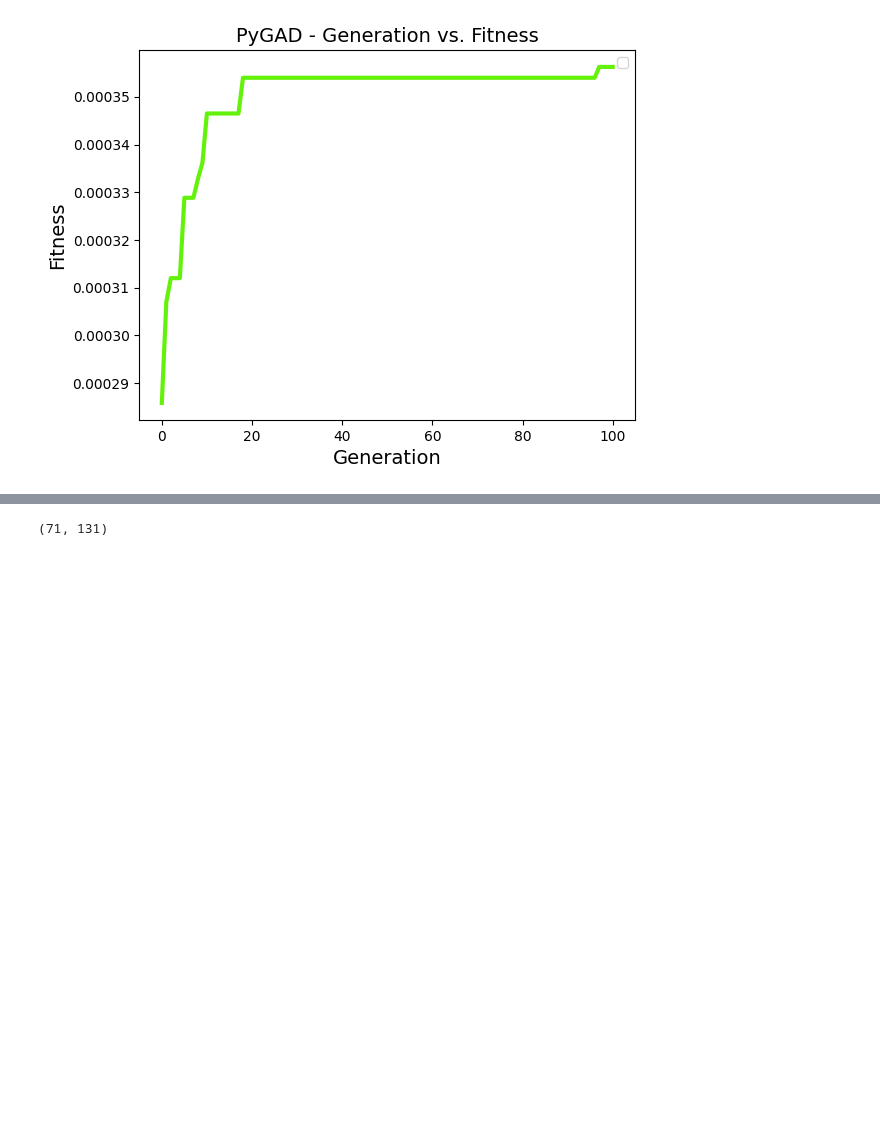
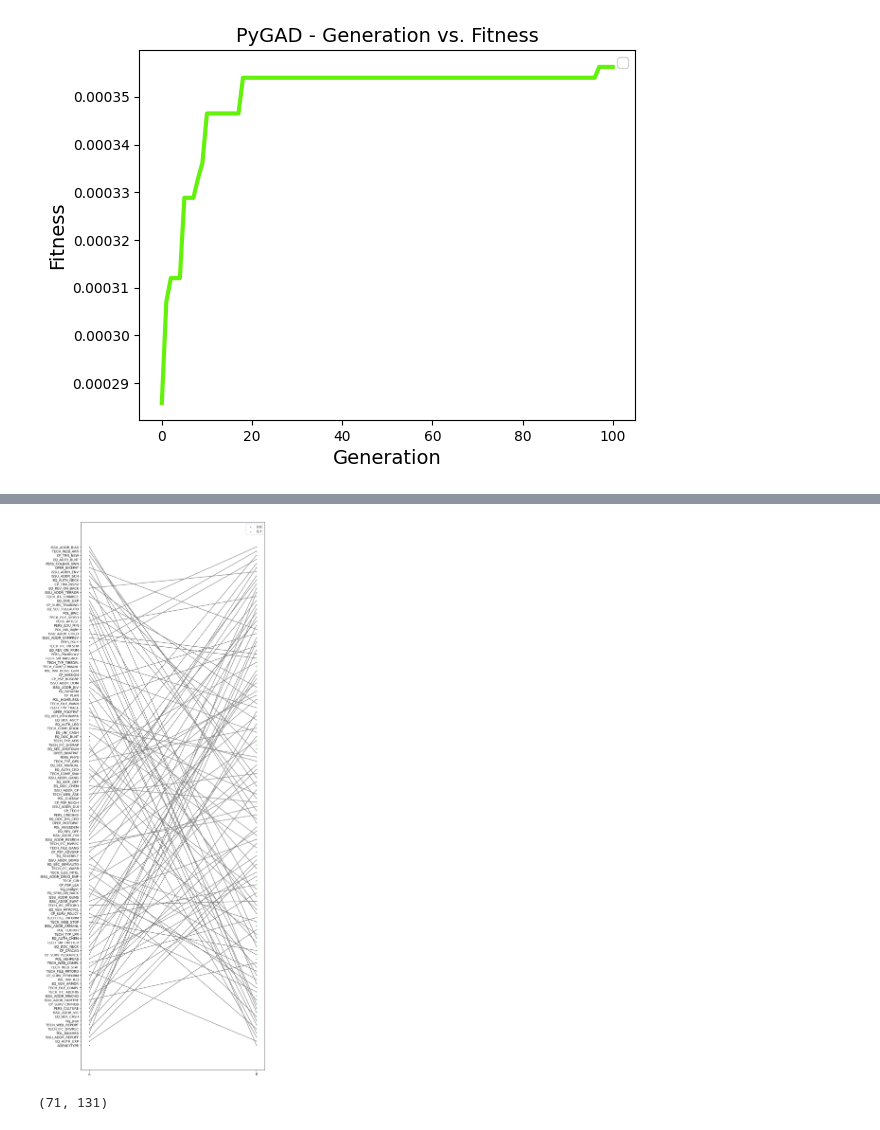
Before and after one commit to teddy21019/NIBRS_diffusion, a Jupyter notebook: Backward_Stepwise.ipynb, the cells around one changed output, grey strips where cells are left out. Cells and saved outputs as stored; diff of their text form; code cells hidden in the pictures; blank space fills up the shorter version.

```diff
--- a/Backward_Stepwise.ipynb
+++ b/Backward_Stepwise.ipynb
@@ -282,3 +341,33 @@ with open("back_8.pkl", 'rb') as f:
+# %%
+fig, ax = plt.subplots(figsize = (10,30))
+
+A = stepwise_8.score_evolution()[1]
+B = stepwise_7.score_evolution()[1]
+# Plot elements of A on the left
+ax.scatter(np.zeros(len(A)), np.arange(len(A)), marker='o', color='blue', label='0.8', s=2)
+
+# Plot elements of B on the right
+ax.scatter(np.ones(len(B)), np.arange(len(B)), marker='o', color='green', label='0.7', s=2)
+
+# Draw lines between similar elements
+for a in A:
+    try:
+        idx_a = A.index(a)
+        idx_b = B.index(a)
+        ax.plot([0, 1], [idx_a, idx_b], color='gray', linestyle='-')
+    except:
+        continue
+# Set labels and legend
+ax.set_yticks(np.arange(max(len(A), len(B))))
+ax.set_yticklabels(A)
+ax.set_xticks([0, 1])
+ax.set_xticklabels(['A', 'B'])
+ax.legend()
+
+# Show the plot
+plt.show()
+# %% [output]
+[figure, added]
 # %%
 cols_to_include_for_removal = cols_to_include.copy()
 solution_set = [1]*131
```
Also changed, not shown: parts of 7 cells of this notebook.
